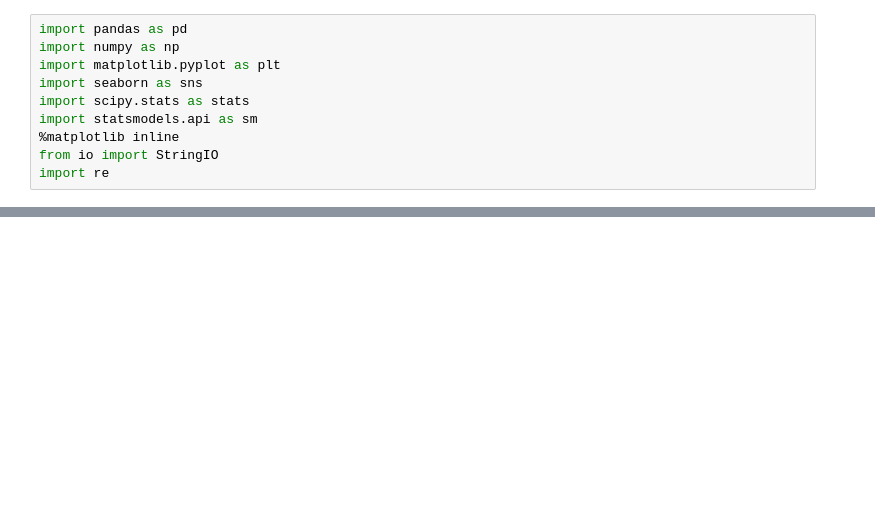
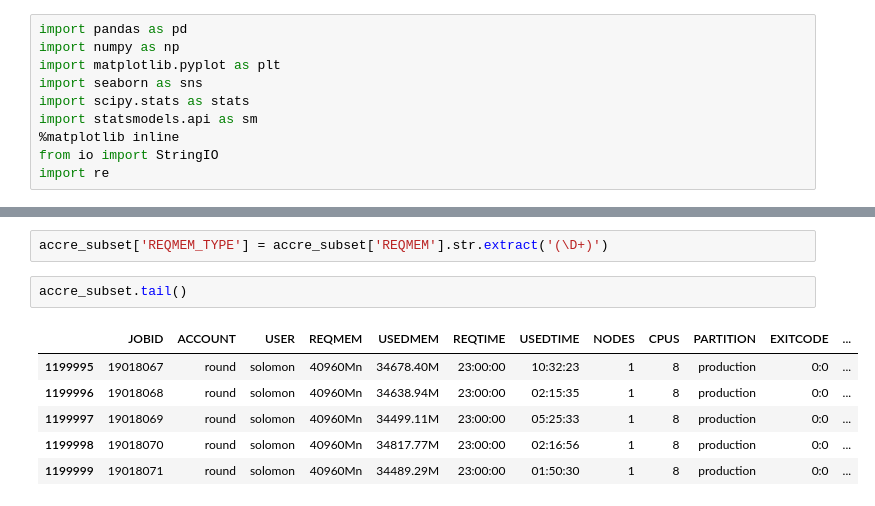
Before and after one commit to nss-data-science-cohort-4/dq2-accre-valkyries, a Jupyter notebook: notebooks/accre.ipynb, the cells around one changed output, grey strips where cells are left out. Drawn from its saved outputs; the diff is of its cells as text; blank space fills up the shorter version.

```diff
--- a/notebooks/accre.ipynb
+++ b/notebooks/accre.ipynb
@@ -69,0 +91,11 @@ accre_subset.tail()
+# %%
+accre_subset['REQMEM_TYPE'] = accre_subset['REQMEM'].str.extract('(\D+)')
+# %%
+accre_subset.tail()
+# %% [output]
+|  | JOBID | ACCOUNT | USER | REQMEM | USEDMEM | REQTIME | USEDTIME | NODES | CPUS | PARTITION | EXITCODE | ... |
+| 1199995 | 19018067 | round | solomon | 40960Mn | 34678.40M | 23:00:00 | 10:32:23 | 1 | 8 | production | 0:0 | ... |
+| 1199996 | 19018068 | round | solomon | 40960Mn | 34638.94M | 23:00:00 | 02:15:35 | 1 | 8 | production | 0:0 | ... |
+| 1199997 | 19018069 | round | solomon | 40960Mn | 34499.11M | 23:00:00 | 05:25:33 | 1 | 8 | production | 0:0 | ... |
+| 1199998 | 19018070 | round | solomon | 40960Mn | 34817.77M | 23:00:00 | 02:16:56 | 1 | 8 | production | 0:0 | ... |
+| 1199999 | 19018071 | round | solomon | 40960Mn | 34489.29M | 23:00:00 | 01:50:30 | 1 | 8 | production | 0:0 | ... |
```
Also changed, not shown: parts of 29 cells of this notebook.
